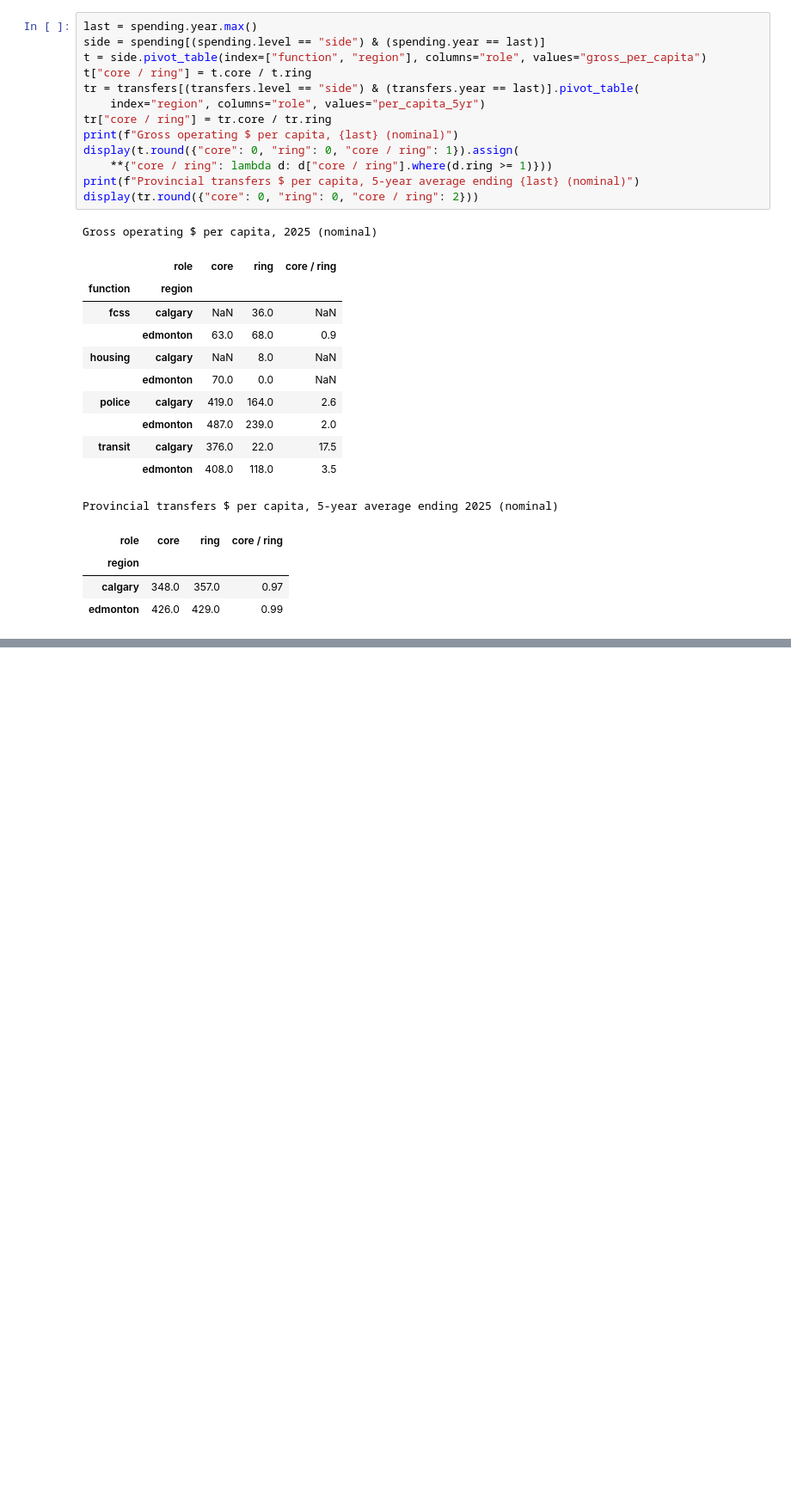
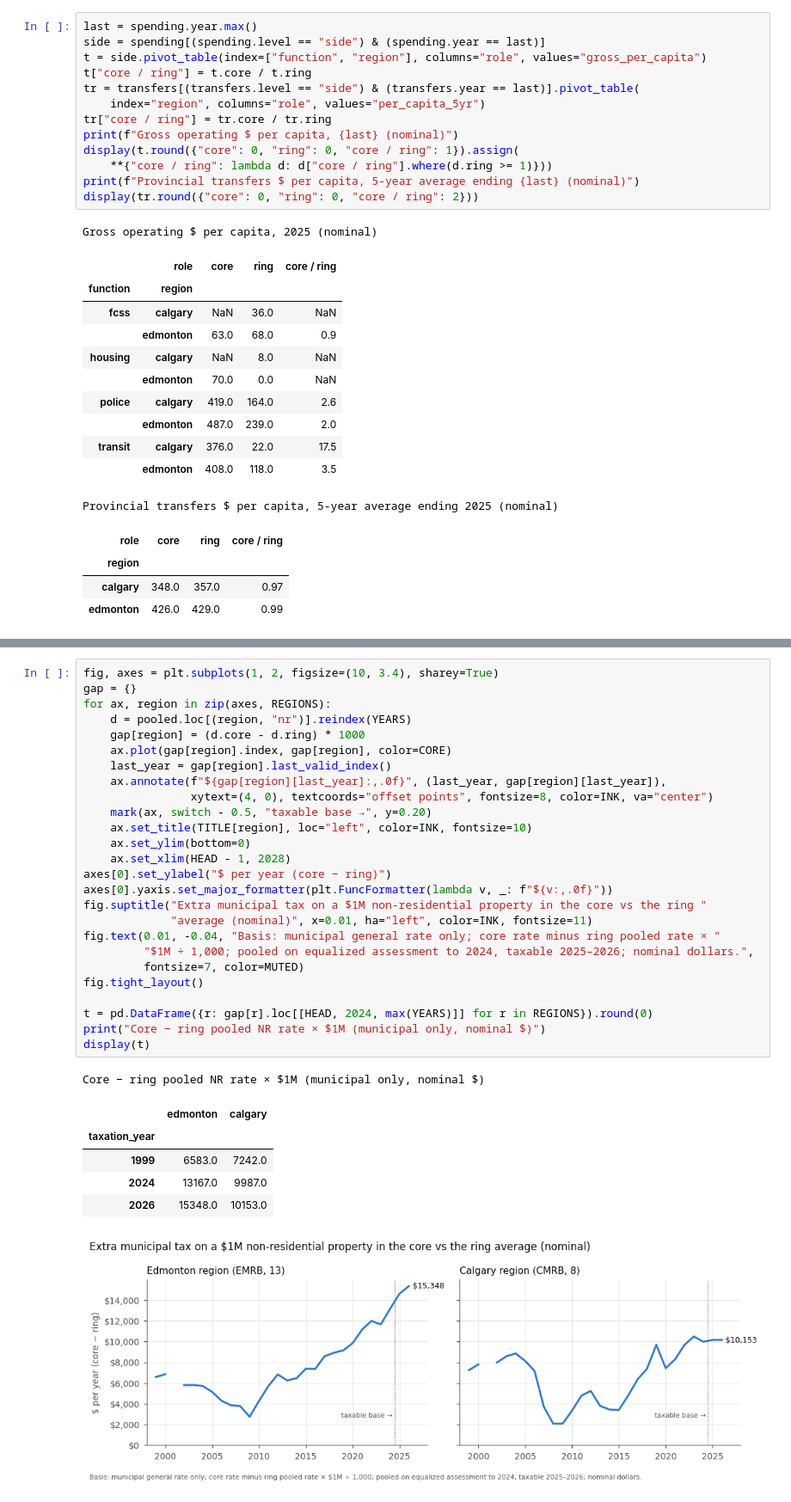
Before and after one commit to PeterFriedrich/alberta-regional-viz, a Jupyter notebook: notebooks/01_first_look.ipynb, the cells around one changed output, grey strips where cells are left out. Shown at 86% size. Cells and saved outputs as stored; diff of their text form; blank space fills up the shorter version.

```diff
--- a/notebooks/01_first_look.ipynb
+++ b/notebooks/01_first_look.ipynb
@@ -324,0 +376,34 @@ Provincial transfers $ per capita, 5-year average ending 2025 (nominal)
+# %%
+fig, axes = plt.subplots(1, 2, figsize=(10, 3.4), sharey=True)
+gap = {}
+for ax, region in zip(axes, REGIONS):
+    d = pooled.loc[(region, "nr")].reindex(YEARS)
+    gap[region] = (d.core - d.ring) * 1000
+    ax.plot(gap[region].index, gap[region], color=CORE)
+    last_year = gap[region].last_valid_index()
+    ax.annotate(f"${gap[region][last_year]:,.0f}", (last_year, gap[region][last_year]),
+                xytext=(4, 0), textcoords="offset points", fontsize=8, color=INK, va="center")
+    mark(ax, switch - 0.5, "taxable base →", y=0.20)
+    ax.set_title(TITLE[region], loc="left", color=INK, fontsize=10)
+    ax.set_ylim(bottom=0)
+    ax.set_xlim(HEAD - 1, 2028)
+axes[0].set_ylabel("$ per year (core − ring)")
+axes[0].yaxis.set_major_formatter(plt.FuncFormatter(lambda v, _: f"${v:,.0f}"))
+fig.suptitle("Extra municipal tax on a $1M non-residential property in the core vs the ring "
+             "average (nominal)", x=0.01, ha="left", color=INK, fontsize=11)
+fig.text(0.01, -0.04, "Basis: municipal general rate only; core rate minus ring pooled rate × "
+         "$1M ÷ 1,000; pooled on equalized assessment to 2024, taxable 2025–2026; nominal dollars.",
+         fontsize=7, color=MUTED)
+fig.tight_layout()
+
+t = pd.DataFrame({r: gap[r].loc[[HEAD, 2024, max(YEARS)]] for r in REGIONS}).round(0)
+print("Core − ring pooled NR rate × $1M (municipal only, nominal $)")
+display(t)
+# %% [output]
+Core − ring pooled NR rate × $1M (municipal only, nominal $)
+|  | edmonton | calgary |
+| taxation_year |  |  |
+| 1999 | 6583.0 | 7242.0 |
+| 2024 | 13167.0 | 9987.0 |
+| 2026 | 15348.0 | 10153.0 |
+[figure, added]
```
Also changed, not shown: parts of 4 cells of this notebook, 4 other files.
